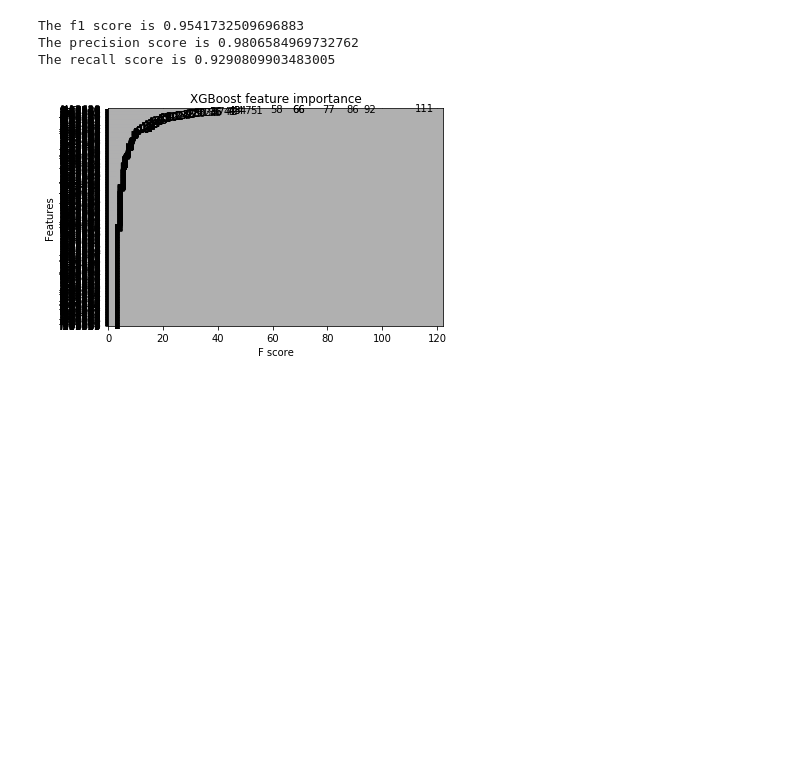
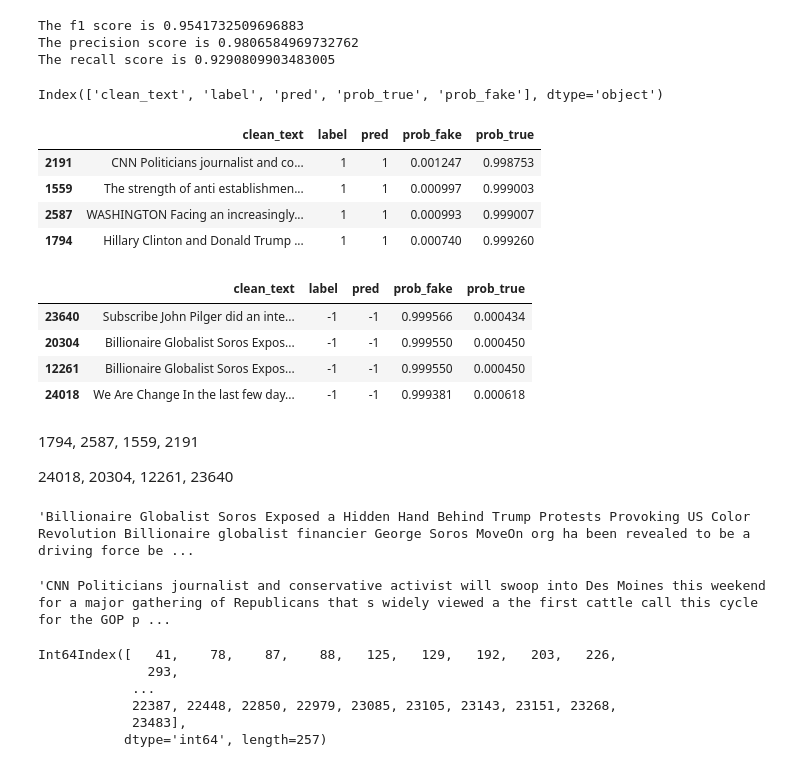
Before and after one commit to Ishan16D/Captsone_DSI, a Jupyter notebook: Insights notebooks/XGB Insights Notebook.ipynb, the cells around one changed output. Drawn from its saved outputs; the diff is of its cells as text; code cells hidden in the pictures; blank space fills up the shorter version.

```diff
--- a/Insights notebooks/XGB Insights Notebook.ipynb
+++ b/Insights notebooks/XGB Insights Notebook.ipynb
@@ -73,9 +73,7 @@ print(f'The recall score is {recall_score(df["label"], df["pred"])}')
 The f1 score is 0.9541732509696883
 The precision score is 0.9806584969732762
 The recall score is 0.9290809903483005
-# %%
-xgboost.plot_importance(xgb)
-plt.title("XGBoost feature importance")
-plt.show()
-# %% [output]
-[figure, removed]
+# %%
+df.columns
+# %% [output]
+Index(['clean_text', 'label', 'pred', 'prob_true', 'prob_fake'], dtype='object')
@@ -81,0 +82,28 @@ plt.show()
+# %%
+df.sort_values(by = 'prob_fake', ascending=False).tail(4)
+# %% [output]
+|  | clean_text | label | pred | prob_fake | prob_true |
+| 2191 | CNN Politicians journalist and co... | 1 | 1 | 0.001247 | 0.998753 |
+| 1559 | The strength of anti establishmen... | 1 | 1 | 0.000997 | 0.999003 |
+| 2587 | WASHINGTON Facing an increasingly... | 1 | 1 | 0.000993 | 0.999007 |
+| 1794 | Hillary Clinton and Donald Trump ... | 1 | 1 | 0.000740 | 0.999260 |
+# %%
+df.sort_values(by = 'prob_fake', ascending=False).head(4)
+# %% [output]
+|  | clean_text | label | pred | prob_fake | prob_true |
+| 23640 | Subscribe John Pilger did an inte... | -1 | -1 | 0.999566 | 0.000434 |
+| 20304 | Billionaire Globalist Soros Expos... | -1 | -1 | 0.999550 | 0.000450 |
+| 12261 | Billionaire Globalist Soros Expos... | -1 | -1 | 0.999550 | 0.000450 |
+| 24018 | We Are Change In the last few day... | -1 | -1 | 0.999381 | 0.000618 |
+# %% [markdown]
+1794, 2587, 1559, 2191
+
+24018, 20304, 12261, 23640
+# %%
+df['clean_text'][20304]
+# %% [output]
+'Billionaire Globalist Soros Exposed a Hidden Hand Behind Trump Protests Provoking US Color Revolution Billionaire globalist financier George Soros MoveOn org ha been revealed to be a driving force be ...
+# %%
+df['clean_text'][2191]
+# %% [output]
+'CNN Politicians journalist and conservative activist will swoop into Des Moines this weekend for a major gathering of Republicans that s widely viewed a the first cattle call this cycle for the GOP p ...
@@ -81,0 +112,9 @@ plt.show()
+# %%
+df_close.index
+# %% [output]
+Int64Index([   41,    78,    87,    88,   125,   129,   192,   203,   226,
+              293,
+            ...
+            22387, 22448, 22850, 22979, 23085, 23105, 23143, 23151, 23268,
+            23483],
+           dtype='int64', length=257)
```
Also changed, not shown: parts of 11 cells of this notebook, 27 other files.
